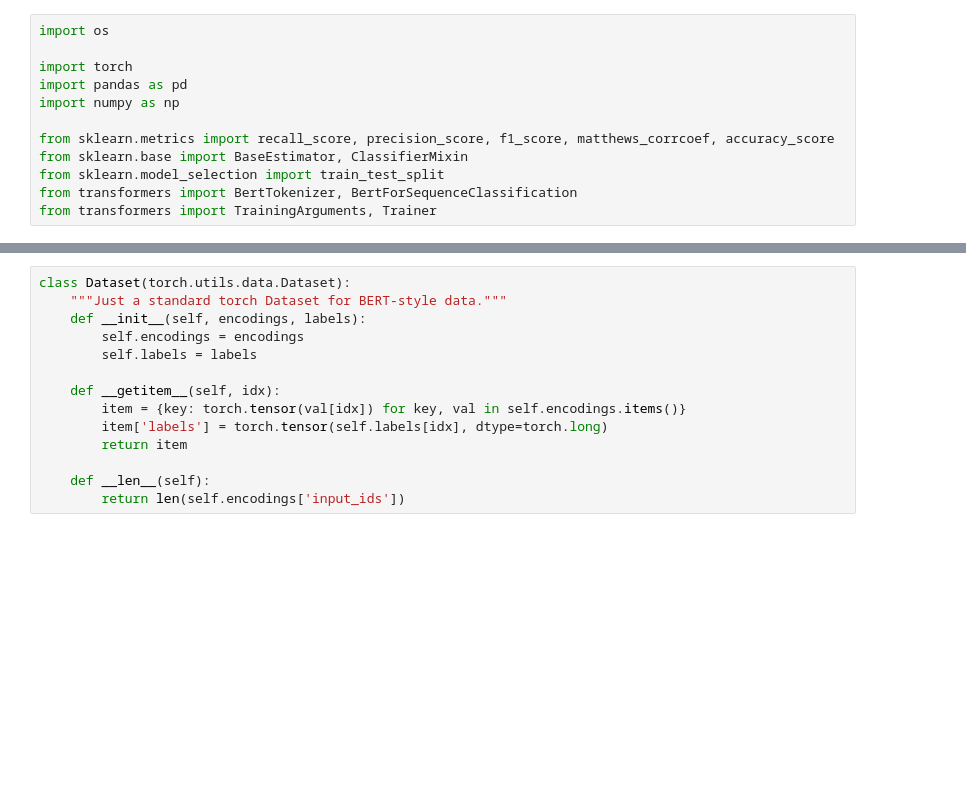
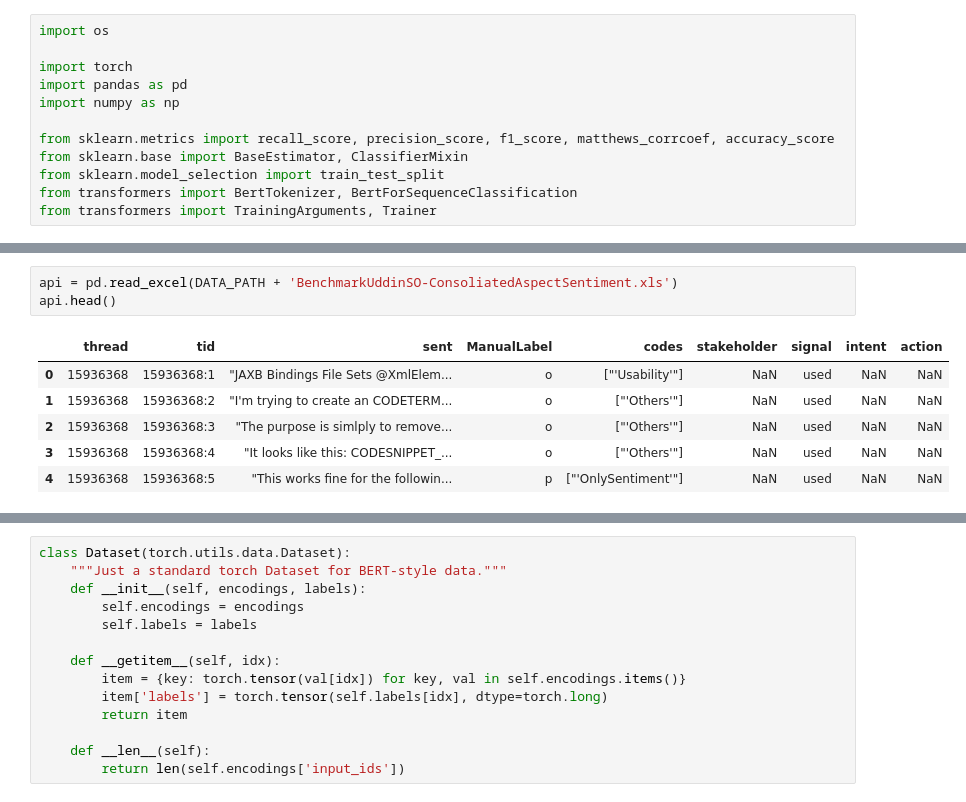
Before and after one commit to raianmr/seBERT, a Jupyter notebook: notebooks/FineTuning.ipynb, the cells around one changed output, grey strips where cells are left out. Saved outputs shown, nothing was run; the diff lists cells and outputs as text; blank space fills up the shorter version.

```diff
--- a/notebooks/FineTuning.ipynb
+++ b/notebooks/FineTuning.ipynb
@@ -34,0 +137,10 @@ total 1313764
+# %%
+api = pd.read_excel(DATA_PATH + 'BenchmarkUddinSO-ConsoliatedAspectSentiment.xls')
+api.head()
+# %% [output]
+|  | thread | tid | sent | ManualLabel | codes | stakeholder | signal | intent | action |
+| 0 | 15936368 | 15936368:1 | "JAXB Bindings File Sets @XmlElem... | o | ["'Usability'"] | NaN | used | NaN | NaN |
+| 1 | 15936368 | 15936368:2 | "I'm trying to create an CODETERM... | o | ["'Others'"] | NaN | used | NaN | NaN |
+| 2 | 15936368 | 15936368:3 | "The purpose is simlply to remove... | o | ["'Others'"] | NaN | used | NaN | NaN |
+| 3 | 15936368 | 15936368:4 | "It looks like this: CODESNIPPET_... | o | ["'Others'"] | NaN | used | NaN | NaN |
+| 4 | 15936368 | 15936368:5 | "This works fine for the followin... | p | ["'OnlySentiment'"] | NaN | used | NaN | NaN |
```
Also changed, not shown: parts of 21 cells of this notebook, 4 other files.
